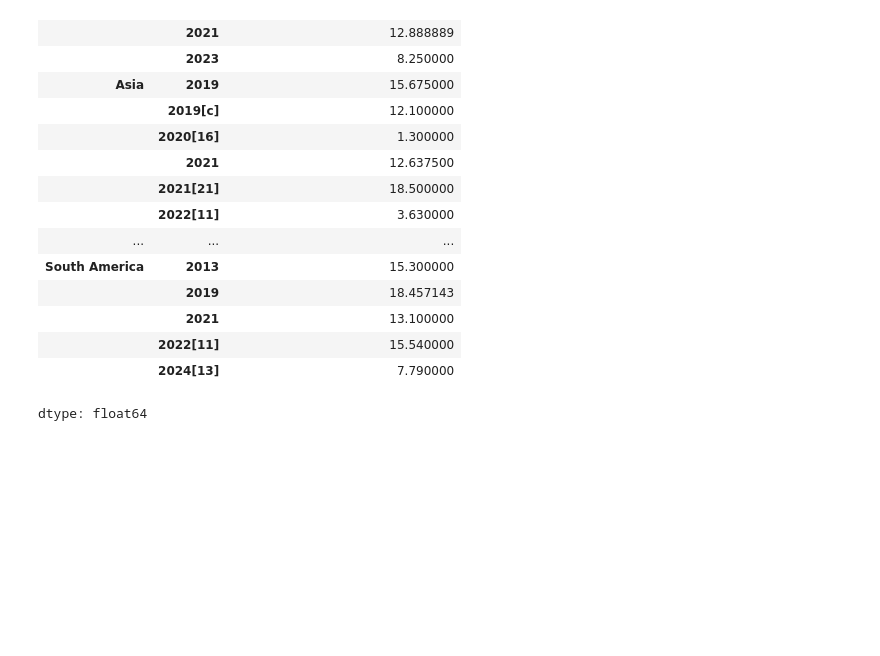
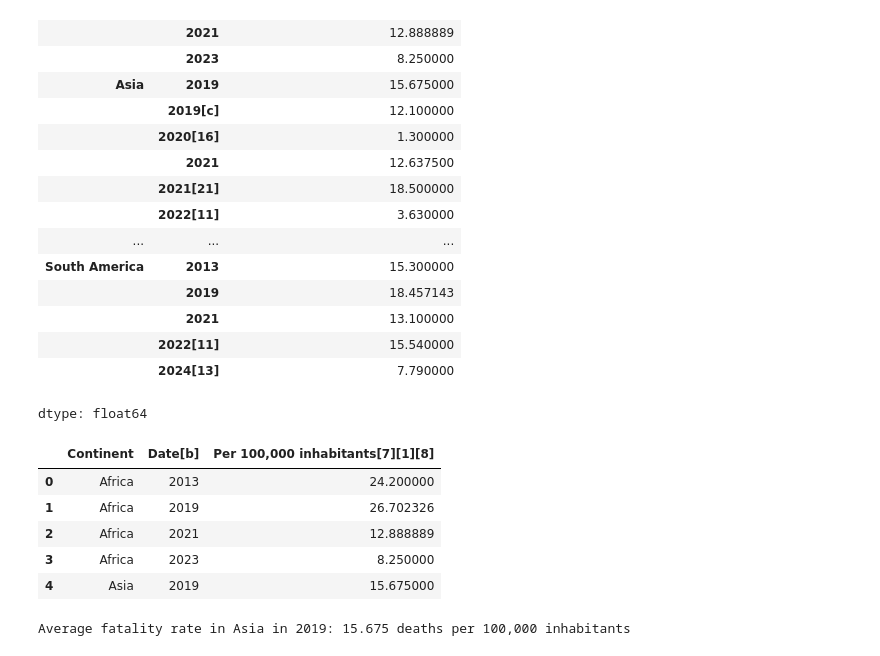
Before and after one commit to KimK06/QM2, a Jupyter notebook: notebooks/W02. Pandas.ipynb, the cells around one changed output. Saved outputs shown, nothing was run; the diff lists cells and outputs as text; code cells hidden in the pictures; blank space fills up the shorter version.

```diff
--- a/notebooks/W02. Pandas.ipynb
+++ b/notebooks/W02. Pandas.ipynb
@@ -511,8 +506,10 @@ import pandas as pd
 import requests
 
 url = 'https://en.wikipedia.org/wiki/List_of_countries_by_traffic-related_death_rate'
-html = requests.get(url, headers={"User Agent": "Mozilla/5.0"}).text
-tables = pd.read_html(url)
+headers = {"User-Agent": "Mozilla/5.0"}
+response = requests.get(url, headers=headers)
+response.raise_for_status()
+tables = pd.read_html(response.text)
 
 print(tables)
 # %% [output]
@@ -556,8 +569,8 @@ fatalities
 | 197 | Zimbabwe | Africa | 41.2 | NaN | 6037 | 2019 |
 198 rows × 6 columns
 # %%
-average_fatalities_by_continent_year = fatalities.groupby(['Continent', 'Date[b]'])['Per 100,000 inhabitants[7][1][8]'].mean()
-display(average_fatalities_by_continent_year)
+average_road_fatalities = fatalities.groupby(['Continent', 'Date[b]'])['Per 100,000 inhabitants[7][1][8]'].mean()
+display(average_road_fatalities)
 # %% [output]
 |  |  | Per 100,000 inhabitants[7][1][8] |
 | Continent | Date[b] |  |
@@ -578,3 +591,21 @@ display(average_fatalities_by_continent_year)
 |  | 2022[11] | 15.540000 |
 |  | 2024[13] | 7.790000 |
 dtype: float64
+# %%
+average_road_fatalities = average_road_fatalities.reset_index()
+display(average_road_fatalities.head())
+# %% [output]
+|  | Continent | Date[b] | Per 100,000 inhabitants[7][1][8] |
+| 0 | Africa | 2013 | 24.200000 |
+| 1 | Africa | 2019 | 26.702326 |
+| 2 | Africa | 2021 | 12.888889 |
+| 3 | Africa | 2023 | 8.250000 |
+| 4 | Asia | 2019 | 15.675000 |
+# %%
+asia_2019 = average_road_fatalities[(average_road_fatalities['Continent'] == 'Asia') & (average_road_fatalities['Date[b]'] == '2019')].copy()
+
+rate = asia_2019['Per 100,000 inhabitants[7][1][8]'].values[0]
+
+print("Average fatality rate in Asia in 2019:", rate, "deaths per 100,000 inhabitants")
+# %% [output]
+Average fatality rate in Asia in 2019: 15.675 deaths per 100,000 inhabitants
```
Also changed, not shown: parts of 7 cells of this notebook.
